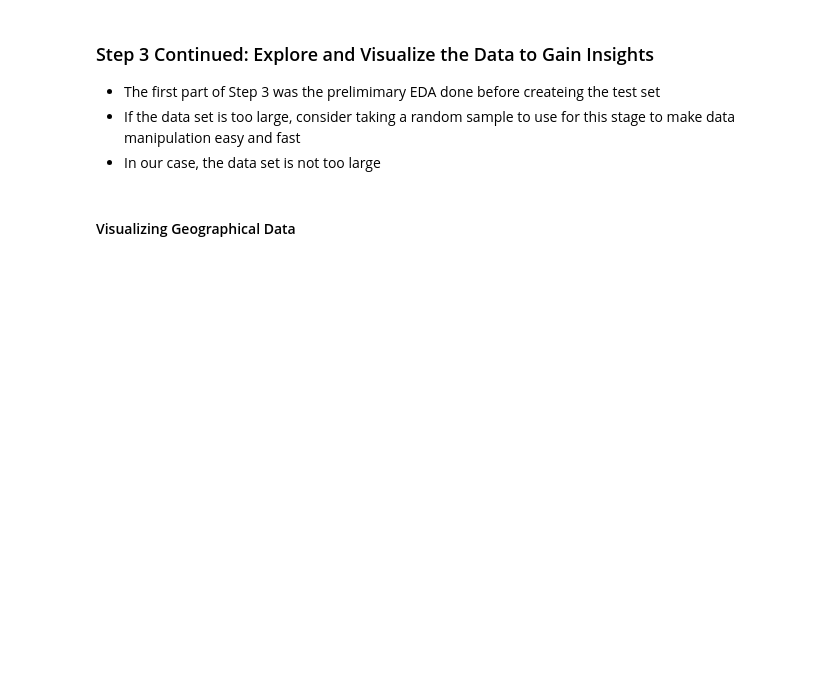
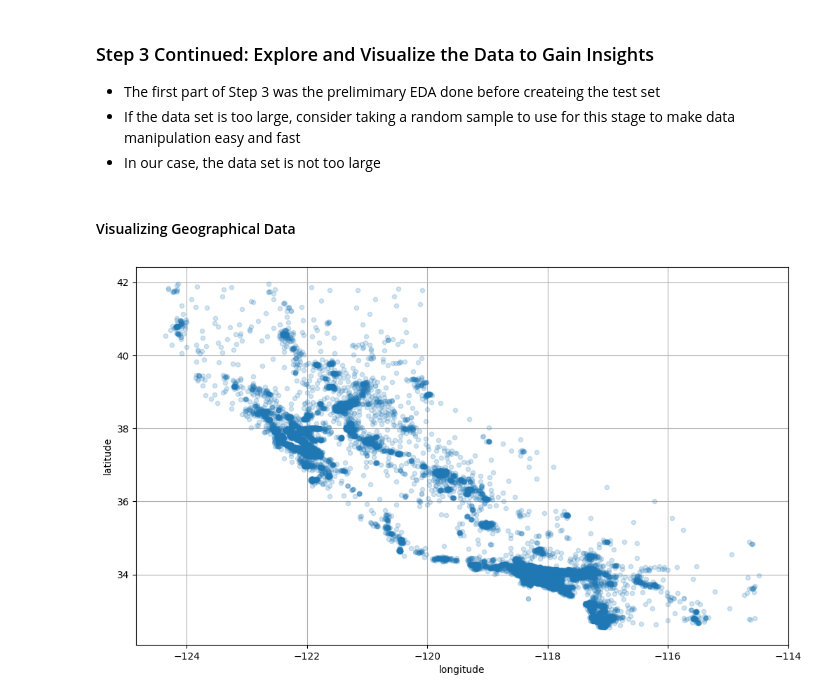
Before and after one commit to PaulToronto/Hands-on-Maching-Learning-Book, a Jupyter notebook: 2_End_to_End_Machine_Learning_Project.ipynb, the cells around one changed output. Drawn from its saved outputs; the diff is of its cells as text; code cells hidden in the pictures; blank space fills up the shorter version.

```diff
--- a/2_End_to_End_Machine_Learning_Project.ipynb
+++ b/2_End_to_End_Machine_Learning_Project.ipynb
@@ -496,3 +496,14 @@ memory usage: 1.4+ MB
 - In our case, the data set is not too large
 # %% [markdown]
 #### Visualizing Geographical Data
+# %%
+ax = housing.plot(kind='scatter',
+                  x='longitude',
+                  y='latitude',
+                  alpha=0.2,
+                  grid=True,
+                  figsize=(12, 7))
+
+ax.set_axisbelow(True)
+# %% [output]
+[figure, added]
```
Also changed, not shown: parts of 12 cells of this notebook.
